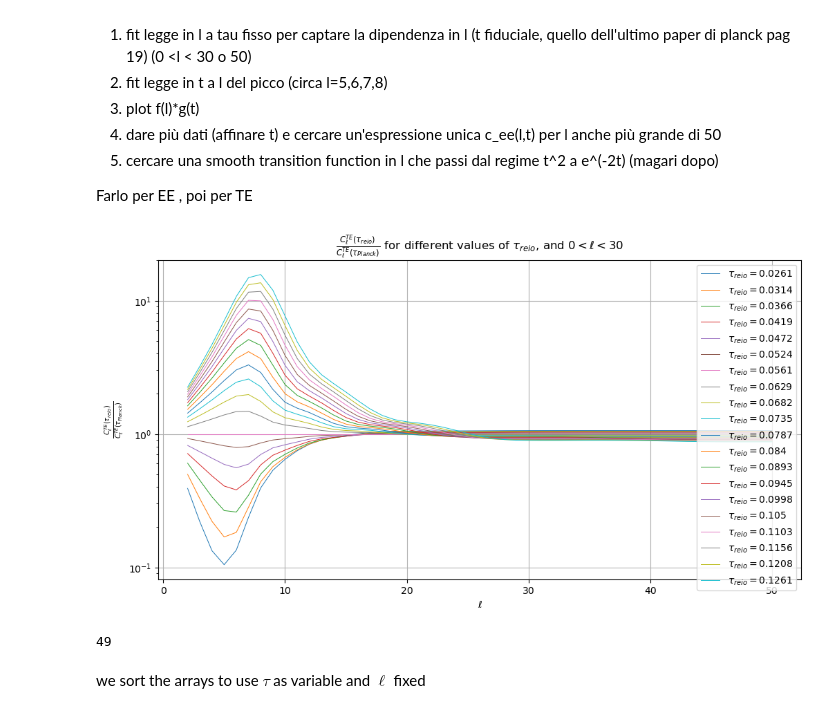
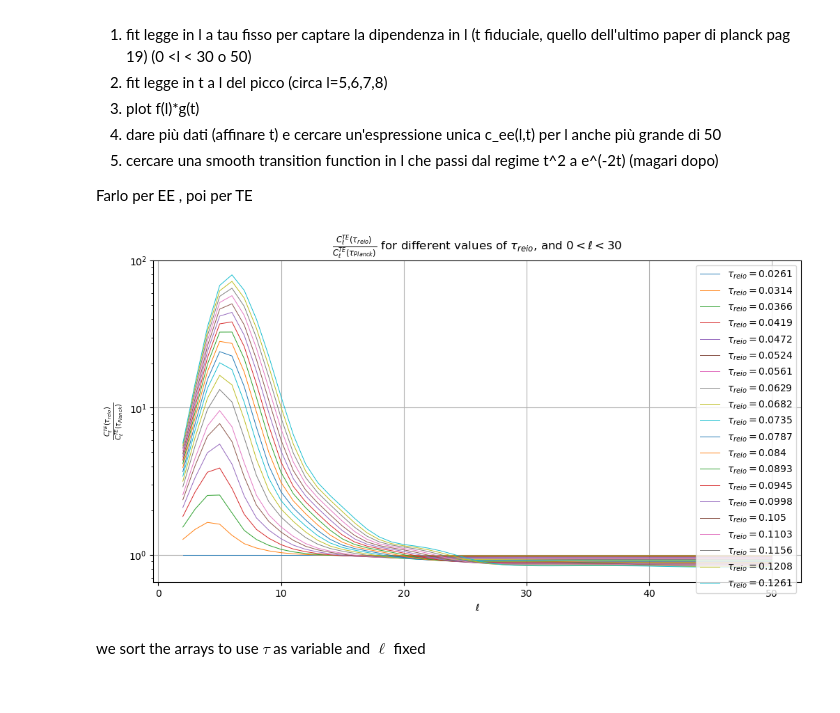
Before and after one commit to farocrown/Simreg, a Jupyter notebook: cl_sr_cmb.ipynb, the cells around one changed output. Drawn from its saved outputs; the diff is of its cells as text; code cells hidden in the pictures.

```diff
--- a/cl_sr_cmb.ipynb
+++ b/cl_sr_cmb.ipynb
@@ -38,7 +38,7 @@ tau_real = 0.0561
 t_reio = np.round(np.linspace(0.0261, 0.1261, 20, endpoint=True),4)
 index = np.abs(t_reio - tau_real).argmin()
 t_reio[index] = tau_real
-cl = cl_raw[(cl_raw['tau'] == tau_real)]
+cl_ref = cl_raw[(cl_raw['tau'] == np.min(cl_raw['tau']))]
 
 ell = cl_raw['ell'].values
 ee = cl_raw['EE'].values
@@ -52,24 +52,20 @@ alpha = int(b/a)
 # %%
 plt.figure(figsize=(12, 6))
 ee_ratio = []
 for i in range (a):
     l = ell[(i * alpha):(i + 1)*alpha]
-    y = ee[(i * alpha):(i + 1)*alpha]/cl['EE'][0:alpha]
+    y = ee[(i * alpha):(i + 1)*alpha]/cl_ref['EE'][0:alpha]
     ee_ratio.append(y)
     string = r'$\tau_{reio}=$' + str(round(t_reio[i], 4))
     plt.semilogy(l,y, label=string, lw=0.7)
     plt.legend()
 plt.xlabel('$\ell$')
 plt.ylabel(r'$\frac{C_{\ell}^{TE}(\tau_{reio})}{C_{\ell}^{TE}(\tau_{Planck})}$')
 plt.title(r'$\frac{C_{\ell}^{TE}(\tau_{reio})}{C_{\ell}^{TE}(\tau_{Planck})}$ for different values of $\tau_{reio}$, and $0<\ell<30}$')
 plt.grid(True)
 plt.show()
 # %% [output]
-[figure, old version]
+[figure, new version]
-# %%
-len(ee_ratio[19])
-# %% [output]
-49
 # %%
 l = ell[0:alpha]
 ratio_used = ee_ratio[19]
```
Also changed, not shown: parts of 18 cells of this notebook.
